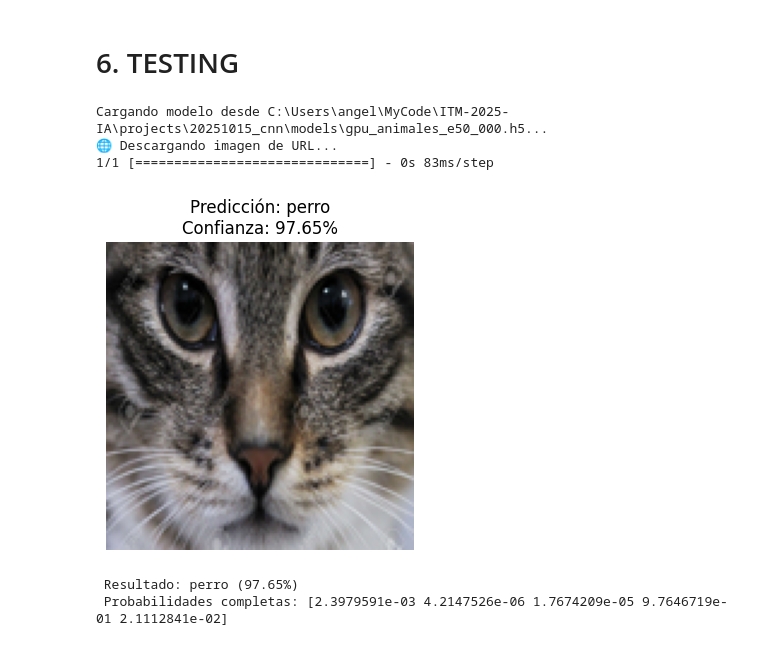
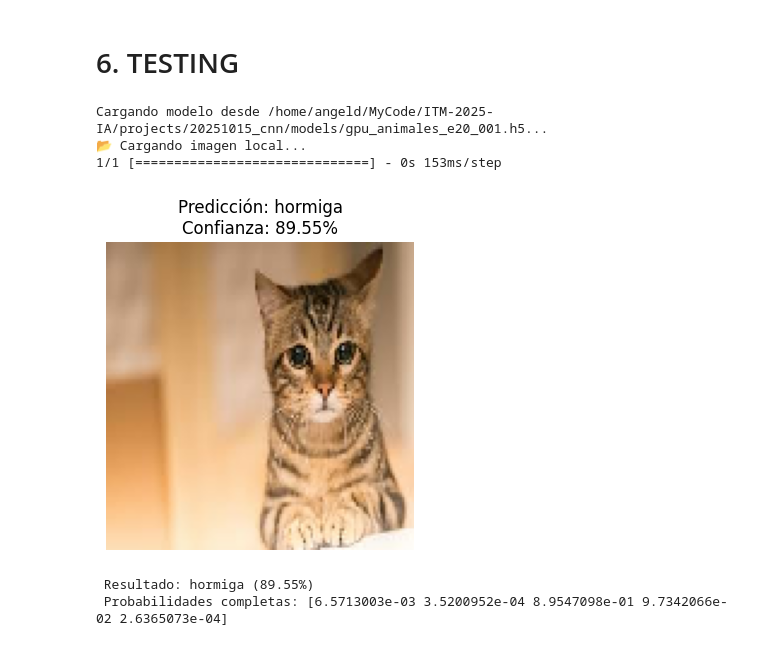
Before and after one commit to AgonyDart/ITM-2025-IA, a Jupyter notebook: projects/20251015_cnn/CNNexp.ipynb, the cells around one changed output. Cells and saved outputs as stored; diff of their text form; code cells hidden in the pictures.

```diff
--- a/projects/20251015_cnn/CNNexp.ipynb
+++ b/projects/20251015_cnn/CNNexp.ipynb
@@ -225,12 +219,18 @@ plt.show()
 # %% [markdown]
 # 6. TESTING
 # %%
+import tensorflow as tf
+import numpy as np
+import matplotlib.pyplot as plt
 from tensorflow.keras.preprocessing import image
 import requests
+import pathlib
 from io import BytesIO
 from PIL import Image
 
-MODEL_PATH = pathlib.Path(r'C:\Users\angel\MyCode\ITM-2025-IA\projects\20251015_cnn\models\gpu_animales_e20_001.h5')
+
+# MODEL_PATH = pathlib.Path(r'./models/models/gpu_animales_e20_001.h5')
+MODEL_PATH = pathlib.Path(r'/home/angeld/MyCode/ITM-2025-IA/projects/20251015_cnn/models/gpu_animales_e20_001.h5')
 IMG_SIZE = (128, 128)
 class_names = ['catarina', 'gato', 'hormiga', 'perro', 'tortuga']
 
@@ -259,39 +259,39 @@ def cargar_imagen(path_or_url):
 
 def predecir_imagen(img_path):
     try:
         img = cargar_imagen(img_path)
 
         img_array = image.img_to_array(img)
         img_array = np.expand_dims(img_array, axis=0)
         img_array = img_array / 255.0
 
         predictions = model.predict(img_array)
         score = predictions[0]
 
         predicted_class = class_names[np.argmax(score)]
         confidence = 100 * np.max(score)
 
         plt.figure(figsize=(4, 4))
         plt.imshow(img)
         plt.axis('off')
         plt.title(f"Predicción: {predicted_class}\nConfianza: {confidence:.2f}%")
         plt.show()
 
         print(f" Resultado: {predicted_class} ({confidence:.2f}%)")
         print(f" Probabilidades completas: {score}")
 
     except Exception as e:
         print(f"❌ Error al procesar la imagen: {e}")
 
 
-local = pathlib.Path(r'C:\Users\angel\MyCode\ITM-2025-IA\projects\20251015_cnn\data\gato\cat_28177.png')
+local = pathlib.Path(r'/home/angeld/MyCode/ITM-2025-IA/projects/20251015_cnn/image.png')
 
-internet = "https://previews.123rf.com/images/saneck/saneck2201/saneck220100010/179909962-cat-face-close-up-cat-look.jpg"
-predecir_imagen(internet)
+internet = ""
+predecir_imagen(local)
 # %% [output]
-Cargando modelo desde C:\Users\angel\MyCode\ITM-2025-IA\projects\20251015_cnn\models\gpu_animales_e50_000.h5...
-🌐 Descargando imagen de URL...
-1/1 [==============================] - 0s 83ms/step
+Cargando modelo desde /home/angeld/MyCode/ITM-2025-IA/projects/20251015_cnn/models/gpu_animales_e20_001.h5...
+📂 Cargando imagen local...
+1/1 [==============================] - 0s 153ms/step
-[figure, old version]
+[figure, new version]
- Resultado: perro (97.65%)
- Probabilidades completas: [2.3979591e-03 4.2147526e-06 1.7674209e-05 9.7646719e-01 2.1112841e-02]
+ Resultado: hormiga (89.55%)
+ Probabilidades completas: [6.5713003e-03 3.5200952e-04 8.9547098e-01 9.7342066e-02 2.6365073e-04]
```
Also changed, not shown: parts of 2 cells of this notebook, 3 other files.
